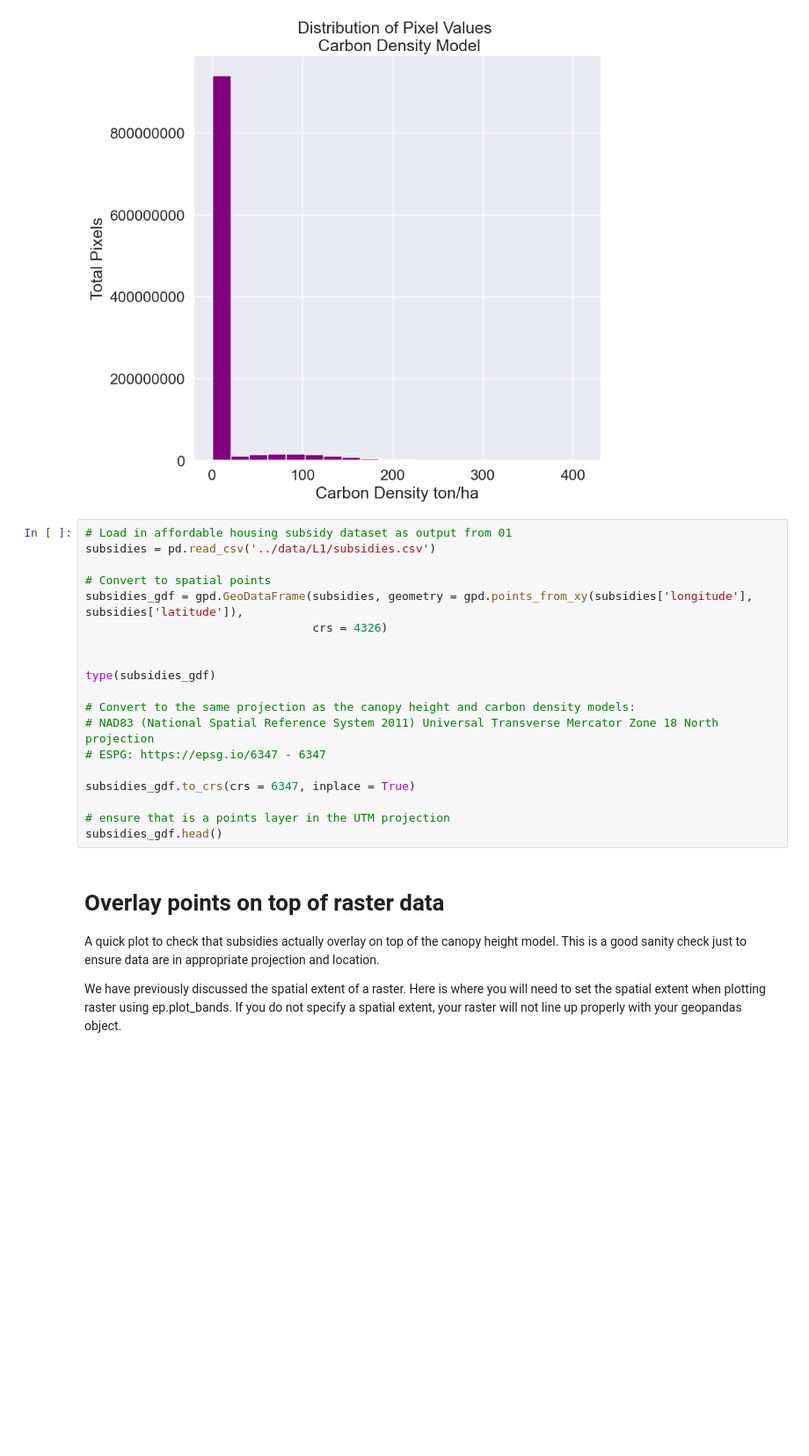
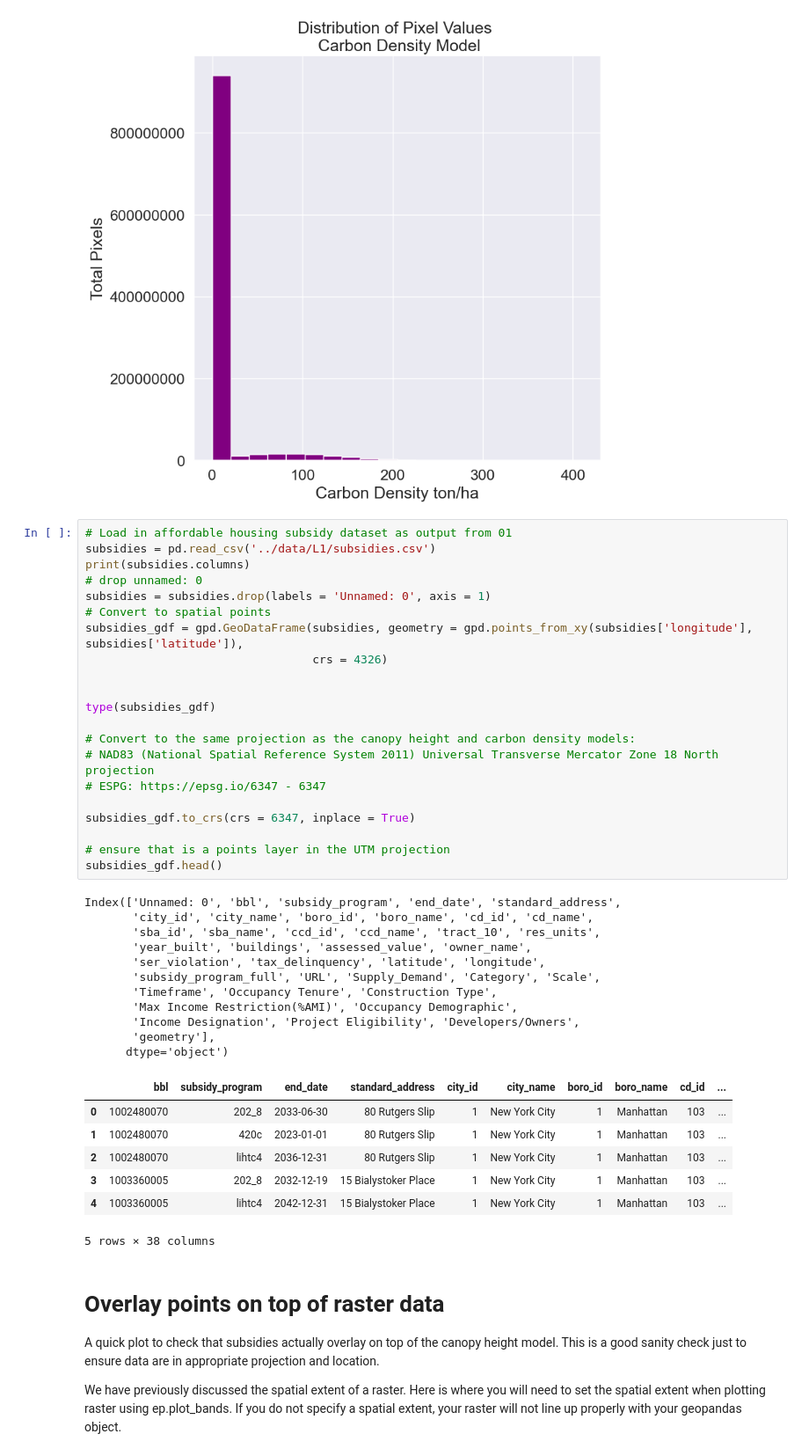
Before and after one commit to eihwood/nyc-affordable-housing, a Jupyter notebook: src/02_Extract_TreeData_ByPoint.ipynb, the cells around one changed output. Shown: that part at 88% size. Drawn from its saved outputs; the diff is of its cells as text; blank space fills up the shorter version.

```diff
--- a/src/02_Extract_TreeData_ByPoint.ipynb
+++ b/src/02_Extract_TreeData_ByPoint.ipynb
@@ -115,22 +116,43 @@ ax[1].ticklabel_format(useOffset=False,
 # %%
 # Load in affordable housing subsidy dataset as output from 01
 subsidies = pd.read_csv('../data/L1/subsidies.csv')
-
+print(subsidies.columns)
+# drop unnamed: 0
+subsidies = subsidies.drop(labels = 'Unnamed: 0', axis = 1)
 # Convert to spatial points
 subsidies_gdf = gpd.GeoDataFrame(subsidies, geometry = gpd.points_from_xy(subsidies['longitude'], subsidies['latitude']),
                                  crs = 4326)
 
 
 type(subsidies_gdf)
 
 # Convert to the same projection as the canopy height and carbon density models:
 # NAD83 (National Spatial Reference System 2011) Universal Transverse Mercator Zone 18 North projection
 # ESPG: https://epsg.io/6347 - 6347
 
 subsidies_gdf.to_crs(crs = 6347, inplace = True)
 
 # ensure that is a points layer in the UTM projection
 subsidies_gdf.head()
+# %% [output]
+Index(['Unnamed: 0', 'bbl', 'subsidy_program', 'end_date', 'standard_address',
+       'city_id', 'city_name', 'boro_id', 'boro_name', 'cd_id', 'cd_name',
+       'sba_id', 'sba_name', 'ccd_id', 'ccd_name', 'tract_10', 'res_units',
+       'year_built', 'buildings', 'assessed_value', 'owner_name',
+       'ser_violation', 'tax_delinquency', 'latitude', 'longitude',
+       'subsidy_program_full', 'URL', 'Supply_Demand', 'Category', 'Scale',
+       'Timeframe', 'Occupancy Tenure', 'Construction Type',
+       'Max Income Restriction(%AMI)', 'Occupancy Demographic',
+       'Income Designation', 'Project Eligibility', 'Developers/Owners',
+       'geometry'],
+      dtype='object')
+|  | bbl | subsidy_program | end_date | standard_address | city_id | city_name | boro_id | boro_name | cd_id | ... |
+| 0 | 1002480070 | 202_8 | 2033-06-30 | 80 Rutgers Slip | 1 | New York City | 1 | Manhattan | 103 | ... |
+| 1 | 1002480070 | 420c | 2023-01-01 | 80 Rutgers Slip | 1 | New York City | 1 | Manhattan | 103 | ... |
+| 2 | 1002480070 | lihtc4 | 2036-12-31 | 80 Rutgers Slip | 1 | New York City | 1 | Manhattan | 103 | ... |
+| 3 | 1003360005 | 202_8 | 2032-12-19 | 15 Bialystoker Place | 1 | New York City | 1 | Manhattan | 103 | ... |
+| 4 | 1003360005 | lihtc4 | 2042-12-31 | 15 Bialystoker Place | 1 | New York City | 1 | Manhattan | 103 | ... |
+5 rows × 38 columns
 # %% [markdown]
 # Overlay points on top of raster data
 A quick plot to check that subsidies actually overlay on top of the canopy height model.
```
Also changed, not shown: parts of 18 cells of this notebook.
